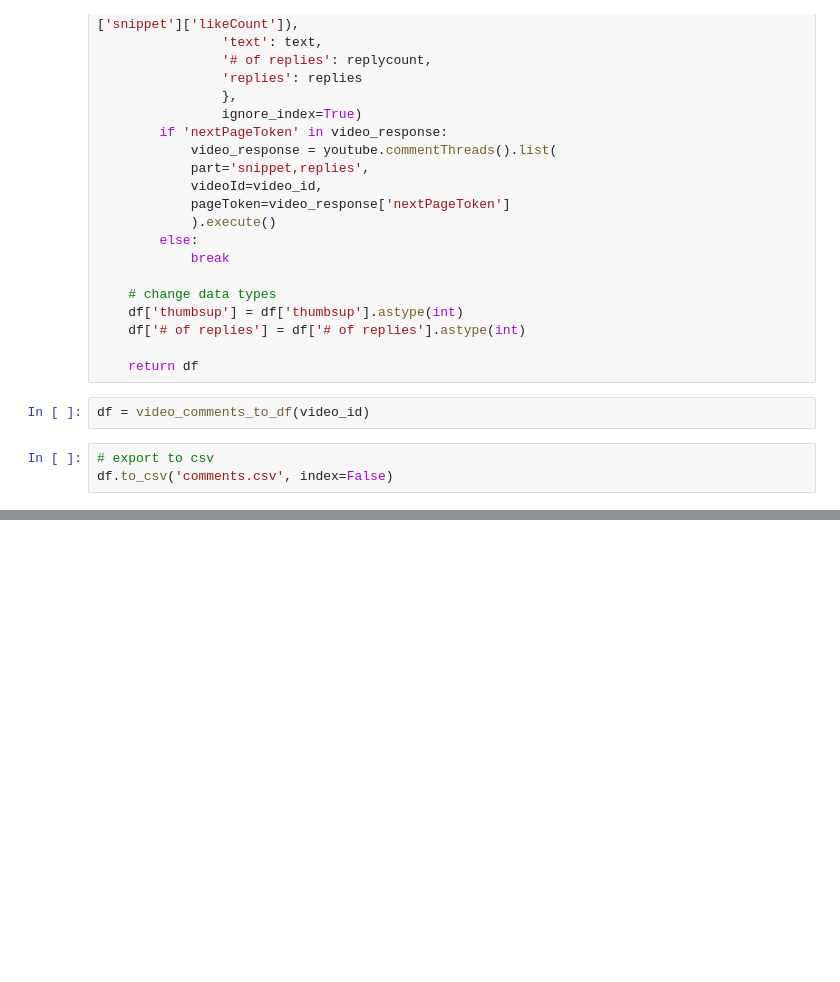
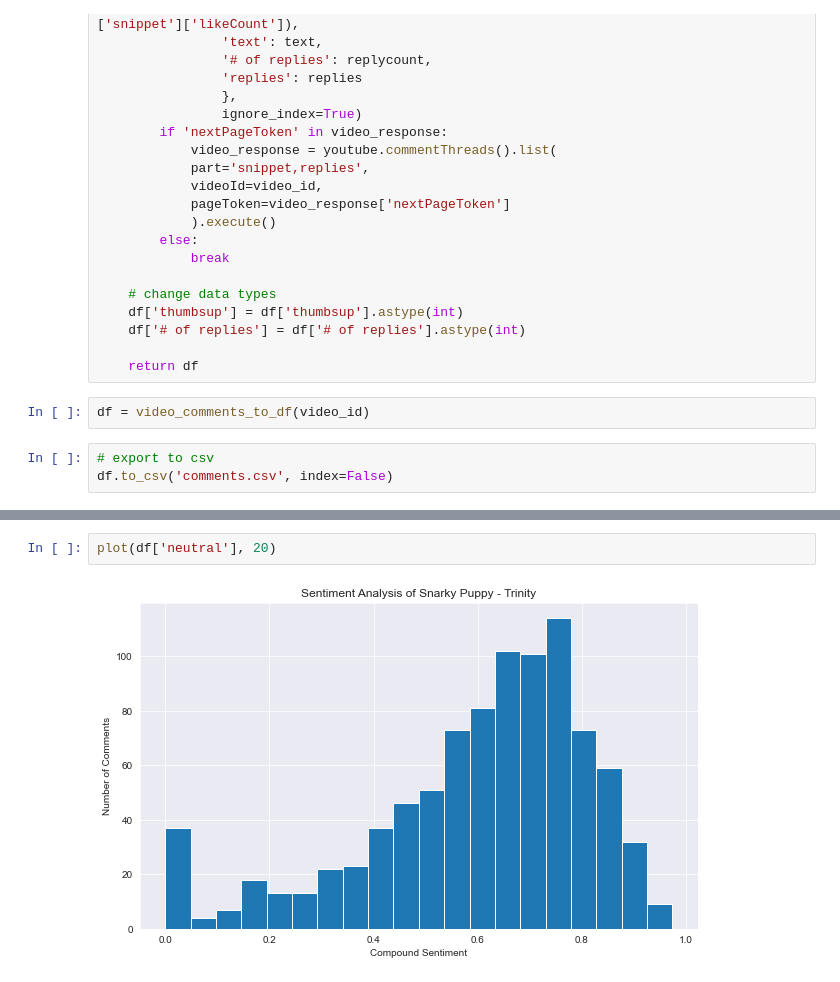
Before and after one commit to SNEHALDD/Group_project, a Jupyter notebook: yt/comment_grabber.ipynb, the cells around one changed output, grey strips where cells are left out. Drawn from its saved outputs; the diff is of its cells as text; blank space fills up the shorter version.

```diff
--- a/yt/comment_grabber.ipynb
+++ b/yt/comment_grabber.ipynb
@@ -129,0 +147,4 @@ df[df['compound'] < -0.5]
+# %%
+plot(df['neutral'], 20)
+# %% [output]
+[figure, added]
```
Also changed, not shown: parts of 13 cells of this notebook.
